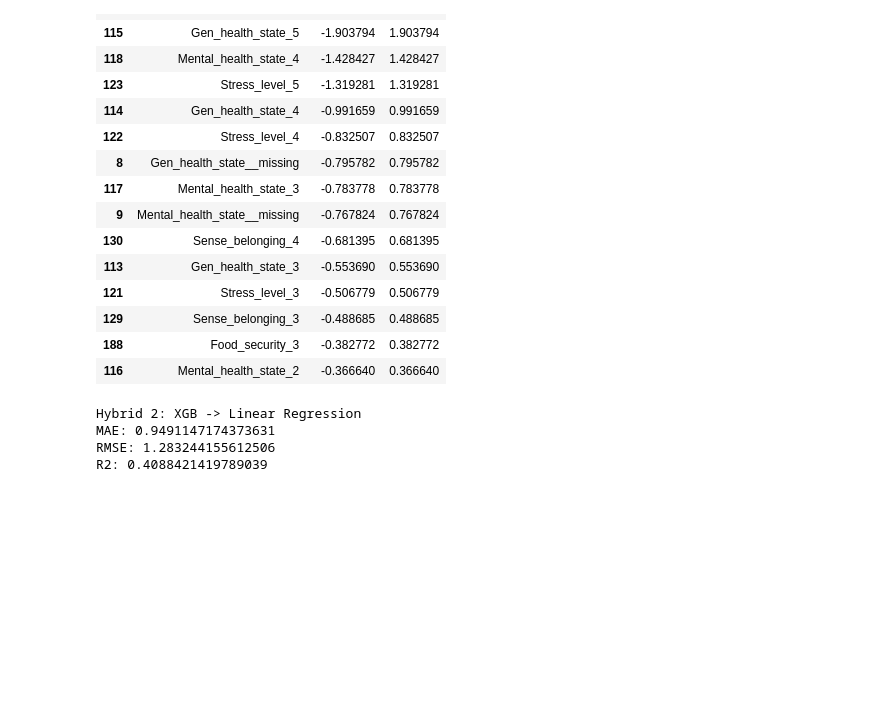
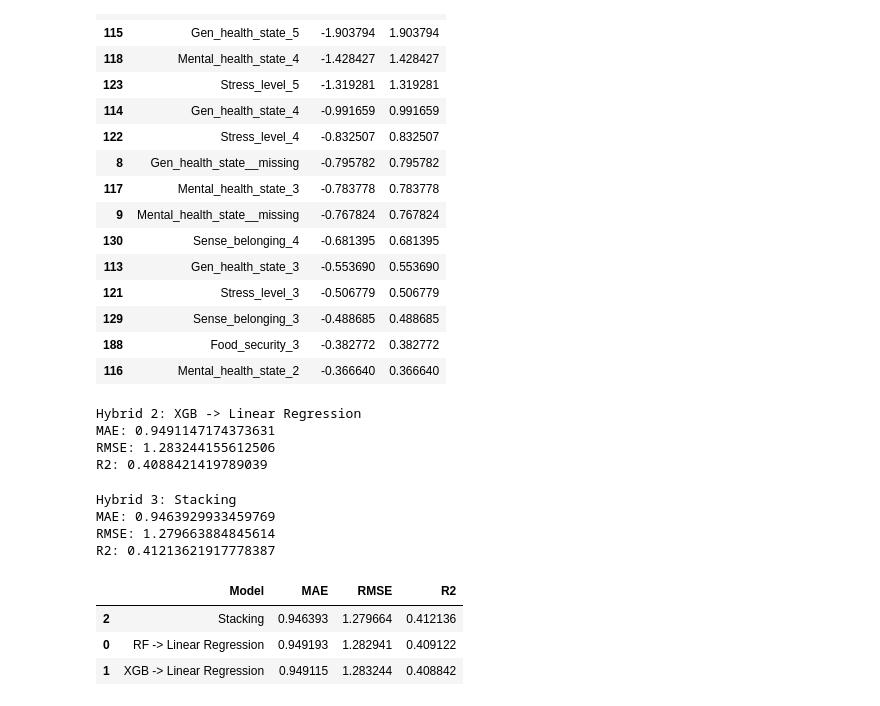
Before and after one commit to mateidiana/WellBeingModelling, a Jupyter notebook: notebooks/hybrid_models/03_3_hybrid_models_global_mh_patterns.ipynb, the cells around one changed output. Saved outputs shown, nothing was run; the diff lists cells and outputs as text; code cells hidden in the pictures; blank space fills up the shorter version.

Commit message:
add third hybrid model for canadian survey dataset

```diff
--- a/notebooks/hybrid_models/03_3_hybrid_models_global_mh_patterns.ipynb
+++ b/notebooks/hybrid_models/03_3_hybrid_models_global_mh_patterns.ipynb
@@ -201,3 +201,74 @@ Hybrid 2: XGB -> Linear Regression
 MAE: 0.9491147174373631
 RMSE: 1.283244155612506
 R2: 0.4088421419789039
+# %%
+base_estimators = [
+    ("lr", LinearRegression()),
+    ("rf", RandomForestRegressor(
+        n_estimators=150,
+        max_depth=8,
+        min_samples_split=10,
+        min_samples_leaf=4,
+        max_features="sqrt",
+        random_state=42,
+        n_jobs=-1
+    )),
+    ("xgb", XGBRegressor(
+        n_estimators=150,
+        max_depth=4,
+        learning_rate=0.1,
+        subsample=0.9,
+        colsample_bytree=0.8,
+        random_state=42,
+        n_jobs=-1,
+        tree_method="hist"
+    ))
+]
+
+stack_model = StackingRegressor(
+    estimators=base_estimators,
+    final_estimator=LinearRegression(),
+    cv=5,
+    n_jobs=-1
+)
+
+stack_model.fit(X_train, y_train)
+y_pred_stack = stack_model.predict(X_test)
+
+print("Hybrid 3: Stacking")
+print("MAE:", mean_absolute_error(y_test, y_pred_stack))
+print("RMSE:", np.sqrt(mean_squared_error(y_test, y_pred_stack)))
+print("R2:", r2_score(y_test, y_pred_stack))
+# %% [output]
+Hybrid 3: Stacking
+MAE: 0.9463929933459769
+RMSE: 1.279663884845614
+R2: 0.41213621917778387
+# %%
+results = pd.DataFrame([
+    {
+        "Model": "RF -> Linear Regression",
+        "MAE": mean_absolute_error(y_test, y_pred_hybrid1),
+        "RMSE": np.sqrt(mean_squared_error(y_test, y_pred_hybrid1)),
+        "R2": r2_score(y_test, y_pred_hybrid1),
+    },
+    {
+        "Model": "XGB -> Linear Regression",
+        "MAE": mean_absolute_error(y_test, y_pred_hybrid2),
+        "RMSE": np.sqrt(mean_squared_error(y_test, y_pred_hybrid2)),
+        "R2": r2_score(y_test, y_pred_hybrid2),
+    },
+    {
+        "Model": "Stacking",
+        "MAE": mean_absolute_error(y_test, y_pred_stack),
+        "RMSE": np.sqrt(mean_squared_error(y_test, y_pred_stack)),
+        "R2": r2_score(y_test, y_pred_stack),
+    }
+])
+
+results.sort_values("R2", ascending=False)
+# %% [output]
+|  | Model | MAE | RMSE | R2 |
+| 2 | Stacking | 0.946393 | 1.279664 | 0.412136 |
+| 0 | RF -> Linear Regression | 0.949193 | 1.282941 | 0.409122 |
+| 1 | XGB -> Linear Regression | 0.949115 | 1.283244 | 0.408842 |
```
